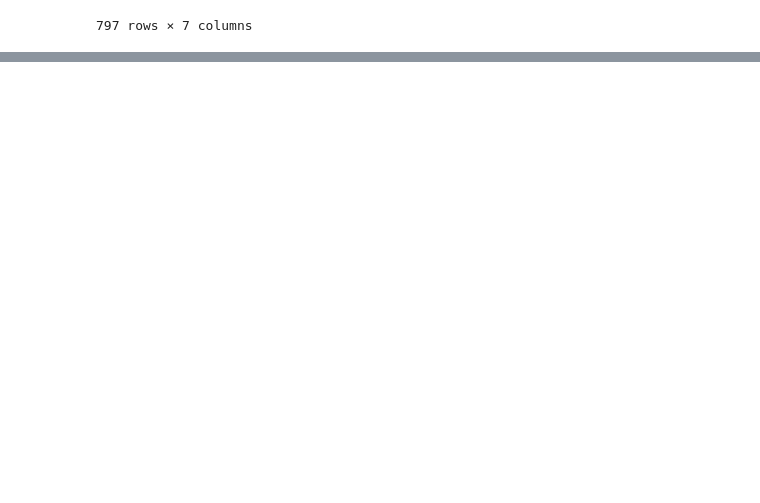
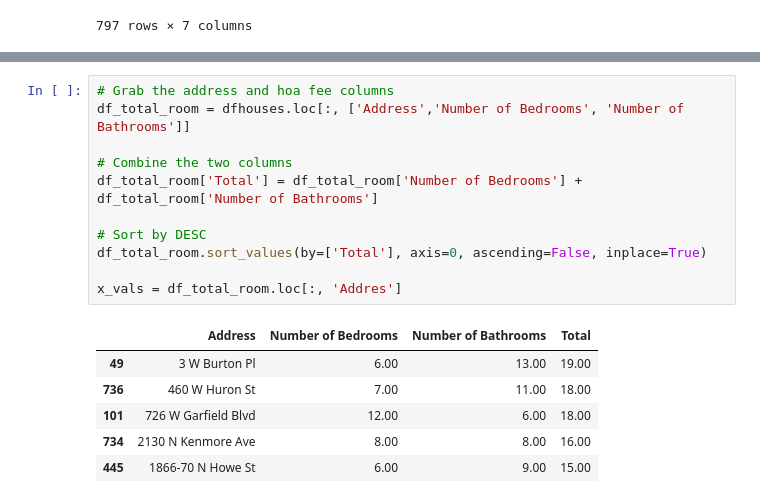
Before and after one commit to TylerLyczak/CS418-FinalProject, a Jupyter notebook: CS418-FinalProject.ipynb, the cells around one changed output, grey strips where cells are left out. Saved outputs shown, nothing was run; the diff lists cells and outputs as text; blank space fills up the shorter version.

```diff
--- a/CS418-FinalProject.ipynb
+++ b/CS418-FinalProject.ipynb
@@ -209,0 +231,18 @@ cma_results
+# %%
+# Grab the address and hoa fee columns
+df_total_room = dfhouses.loc[:, ['Address','Number of Bedrooms', 'Number of Bathrooms']]
+
+# Combine the two columns
+df_total_room['Total'] = df_total_room['Number of Bedrooms'] + df_total_room['Number of Bathrooms']
+
+# Sort by DESC
+df_total_room.sort_values(by=['Total'], axis=0, ascending=False, inplace=True)
+
+x_vals = df_total_room.loc[:, 'Addres']
+# %% [output]
+|  | Address | Number of Bedrooms | Number of Bathrooms | Total |
+| 49 | 3 W Burton Pl | 6.00 | 13.00 | 19.00 |
+| 736 | 460 W Huron St | 7.00 | 11.00 | 18.00 |
+| 101 | 726 W Garfield Blvd | 12.00 | 6.00 | 18.00 |
+| 734 | 2130 N Kenmore Ave | 8.00 | 8.00 | 16.00 |
+| 445 | 1866-70 N Howe St | 6.00 | 9.00 | 15.00 |
```
Also changed, not shown: parts of 4 cells of this notebook.
